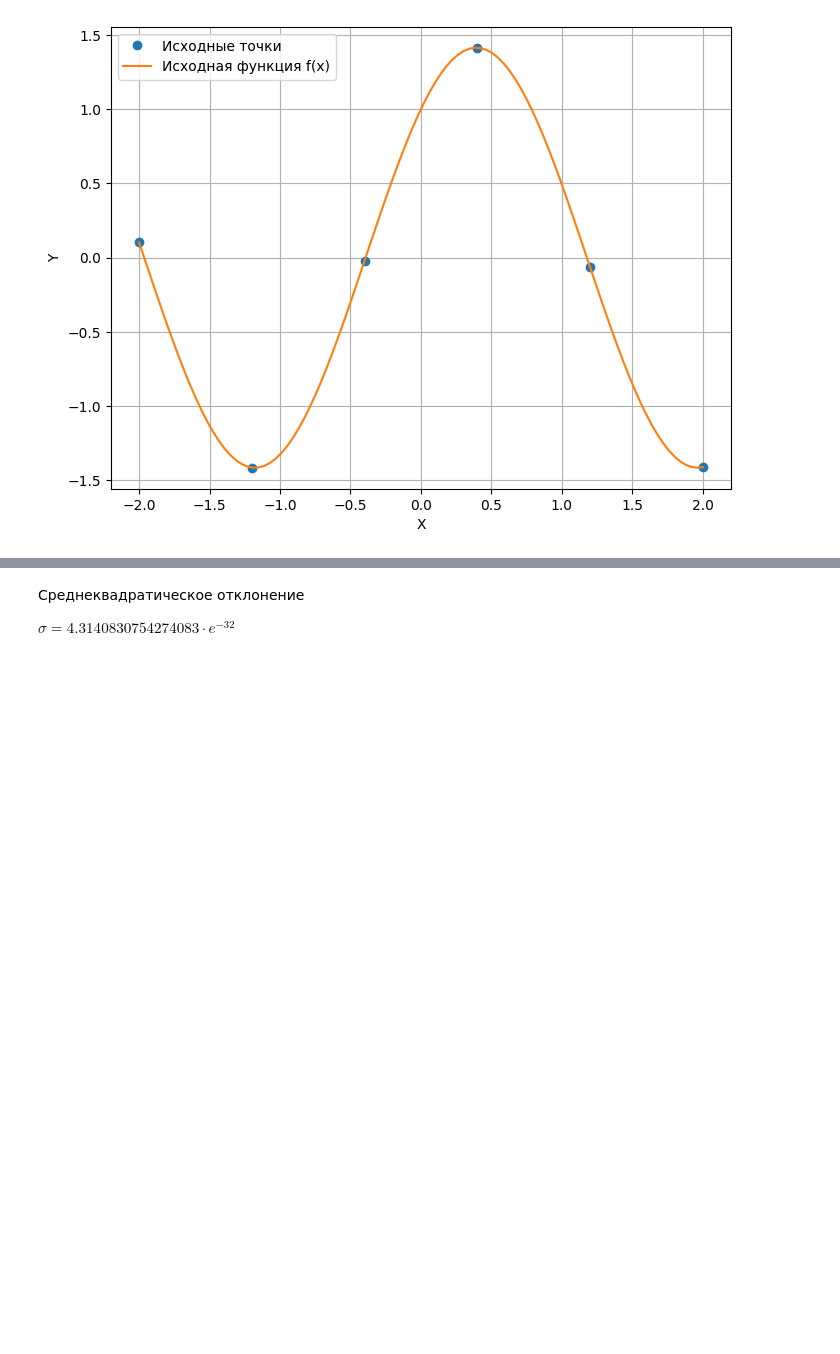
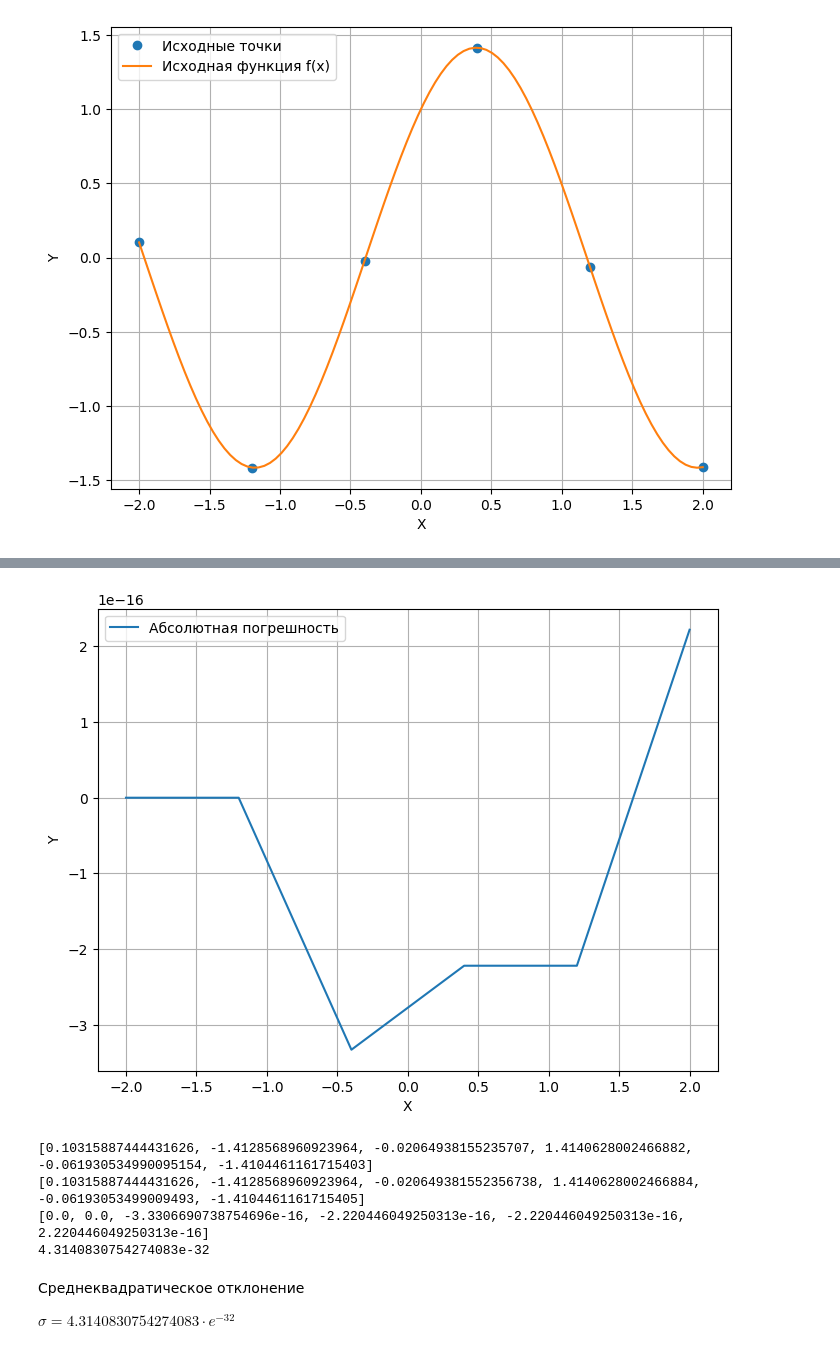
Before and after one commit to idb-22-15/computational-math, a Jupyter notebook: term4-lab2/main.ipynb, the cells around one changed output, grey strips where cells are left out. Drawn from its saved outputs; the diff is of its cells as text; code cells hidden in the pictures; blank space fills up the shorter version.

```diff
--- a/term4-lab2/main.ipynb
+++ b/term4-lab2/main.ipynb
@@ -17,7 +17,7 @@ print("x\t\t\ty")
 for i in range(len(xs)):
     tabs = len(str(xs[i])) // 8
     print(xs[i], end='')
-    for j in range(3 - tabs):
+    for i in range(3 - tabs):
         print('\t', end='')
     print(ys[i])
 
@@ -64,7 +64,7 @@ def cubic_spline_interpolation_my(xs: list[float], ys: list[float]):
 
     # Вычисляем коэффициенты для кубических сплайнов
     h = [xs[i+1] - xs[i] for i in range(n-1)]
-    alpha = [(3/h[i]) * (ys[i+1]-ys[i]) - (3/h[i-1]) * (ys[i]-ys[i-1]) for i in range(1, n-1)]
+    a = [(3/h[i]) * (ys[i+1]-ys[i]) - (3/h[i-1]) * (ys[i]-ys[i-1]) for i in range(1, n-1)]
 
     l = [1] * n
     mu = [0] * n
@@ -74,20 +74,26 @@ def cubic_spline_interpolation_my(xs: list[float], ys: list[float]):
     for i in range(1, n-1):
         l[i] = 2 * (xs[i+1] - xs[i-1]) - h[i-1] * mu[i-1]
         mu[i] = h[i] / l[i]
-        z[i] = (alpha[i-1] - h[i-1] * z[i-1]) / l[i]
+        z[i] = (a[i-1] - h[i-1] * z[i-1]) / l[i]
 
     # Обратный проход метода прогонки
     c = [0] * n
     b = [0] * n
     d = [0] * n
-    for j in range(n-2, -1, -1):
-        c[j] = z[j] - mu[j] * c[j+1]
-        b[j] = (ys[j+1] - ys[j]) / h[j] - h[j] * (c[j+1] + 2 * c[j]) / 3
-        d[j] = (c[j+1] - c[j]) / (3 * h[j])
+    for i in range(n-2, -1, -1):
+        c[i] = z[i] - mu[i] * c[i+1]
+        b[i] = (ys[i+1] - ys[i]) / h[i] - 1 / 3 * h[i] * (c[i+1] + 2 * c[i])
+        d[i] = (c[i+1] - c[i]) / (3 * h[i])
 
     # Находим минимальное и максимальное значение x
     min_x = min(xs)
     max_x = max(xs)
+    print(f'a {a}' )
+    print(f'b {b}')
+    print(f'c {c}')
+    print(f'd {d}')
+
+
 
     # Вычисляем значения для интерполяции в пределах min_x и max_x с шагом 0.1
     x_interp = [min_x + i * 0.1 for i in range(int((max_x - min_x) / 0.1) + 1)]
@@ -129,18 +137,34 @@ plt.show()
 # %%
 xs_accurate = xs
 ys_accurate = ys
 ys_my = [cs_my(x) for x in xs_accurate]
 
 diffs = [ys_accurate[i] - ys_my[i] for i in range(len(ys_my))]
+
+plt.figure(figsize=(8, 6))
+plt.plot(xs, diffs, label='Абсолютная погрешность')
+# plt.title('График исходной функции')
+plt.xlabel('X')
+plt.ylabel('Y')
+plt.legend()
+plt.grid(True)
+plt.show()
+
 square_diffs = [diff ** 2 for diff in diffs]
 
 std_err = sum(square_diffs) / len(square_diffs) # среднеквадратическое отклонение
 
 print(ys_accurate)
 print(ys_my)
 print(diffs)
 
 print(std_err)
+# %% [output]
+[figure, added]
+[0.10315887444431626, -1.4128568960923964, -0.02064938155235707, 1.4140628002466882, -0.061930534990095154, -1.4104461161715403]
+[0.10315887444431626, -1.4128568960923964, -0.020649381552356738, 1.4140628002466884, -0.06193053499009493, -1.4104461161715405]
+[0.0, 0.0, -3.3306690738754696e-16, -2.220446049250313e-16, -2.220446049250313e-16, 2.220446049250313e-16]
+4.3140830754274083e-32
 # %% [markdown]
 Среднеквадратическое отклонение
 
```
Also changed, not shown: parts of 2 cells of this notebook, 1 other file.
